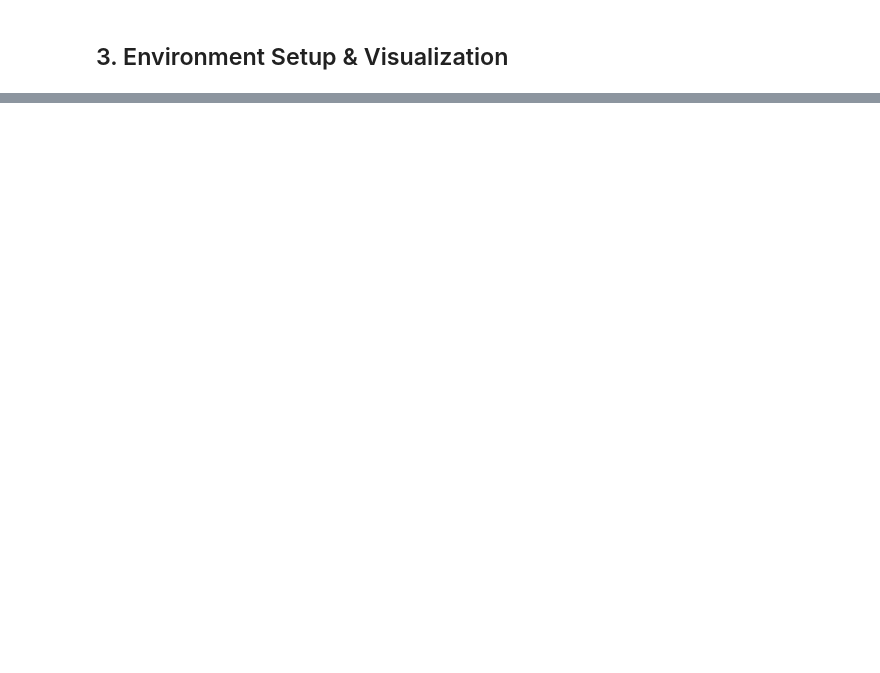
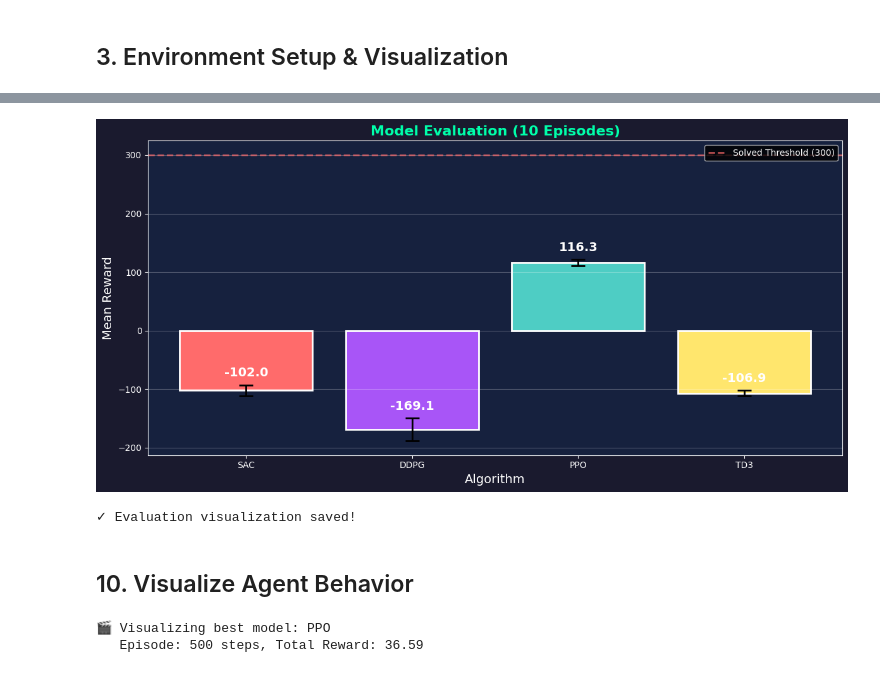
Before and after one commit to weeebdev/css706, a Jupyter notebook: p1/rl_training.ipynb, the cells around one changed output, grey strips where cells are left out. Saved outputs shown, nothing was run; the diff lists cells and outputs as text; code cells hidden in the pictures; blank space fills up the shorter version.

```diff
--- a/p1/rl_training.ipynb
+++ b/p1/rl_training.ipynb
@@ -111,0 +427,68 @@ print("✓ Environment preview saved!")
+# %%
+# Evaluation visualization
+fig, ax = plt.subplots(figsize=(12, 6))
+fig.patch.set_facecolor('#1a1a2e')
+
+algo_names = list(evaluation_results.keys())
+means = [evaluation_results[name]['mean_reward'] for name in algo_names]
+stds = [evaluation_results[name]['std_reward'] for name in algo_names]
+colors = [all_results[name]['color'] for name in algo_names]
+
+bars = ax.bar(algo_names, means, yerr=stds, capsize=8, color=colors,
+              edgecolor='white', linewidth=2, error_kw={'elinewidth': 2, 'capthick': 2})
+
+for bar, mean, std in zip(bars, means, stds):
+    ax.text(bar.get_x() + bar.get_width()/2, bar.get_height() + std + 10,
+            f'{mean:.1f}', ha='center', va='bottom', fontsize=14, color='white', fontweight='bold')
+
+ax.set_xlabel('Algorithm', fontsize=14, color='white')
+ax.set_ylabel('Mean Reward', fontsize=14, color='white')
+ax.set_title(f'Model Evaluation ({n_eval_episodes} Episodes)', fontsize=16, fontweight='bold', color='#00ffaa')
+ax.grid(True, alpha=0.3, axis='y')
+ax.set_facecolor('#16213e')
+ax.axhline(y=300, color='#ff6b6b', linestyle='--', linewidth=2, alpha=0.7, label='Solved Threshold (300)')
+ax.legend(loc='upper right')
+
+plt.tight_layout()
+plt.savefig('evaluation_results.png', dpi=150, bbox_inches='tight', facecolor='#1a1a2e')
+plt.show()
+
+print("\n✓ Evaluation visualization saved!")
+# %% [output]
+[figure, added]
+✓ Evaluation visualization saved!
+# %% [markdown]
+## 10. Visualize Agent Behavior
+# %%
+def visualize_episode(model, env_id, max_steps=500):
+    """Visualize a single episode with the trained agent."""
+    env = gym.make(env_id, render_mode="rgb_array")
+    obs, info = env.reset()
+
+    frames = []
+    total_reward = 0
+
+    for step in range(max_steps):
+        action, _ = model.predict(obs, deterministic=True)
+        obs, reward, terminated, truncated, info = env.step(action)
+        total_reward += reward
+
+        if step % 25 == 0:
+            frames.append(env.render())
+
+        if terminated or truncated:
+            break
+
+    env.close()
+    return frames, total_reward, step + 1
+
+# Select best model for visualization
+best_algo = max(evaluation_results.keys(), key=lambda x: evaluation_results[x]['mean_reward'])
+best_model = trained_models[best_algo]
+
+print(f"🎬 Visualizing best model: {best_algo}")
+frames, total_reward, steps = visualize_episode(best_model, env_id)
+print(f"   Episode: {steps} steps, Total Reward: {total_reward:.2f}")
+# %% [output]
+🎬 Visualizing best model: PPO
+   Episode: 500 steps, Total Reward: 36.59
```
Also changed, not shown: parts of 20 cells of this notebook, 13 other files.
